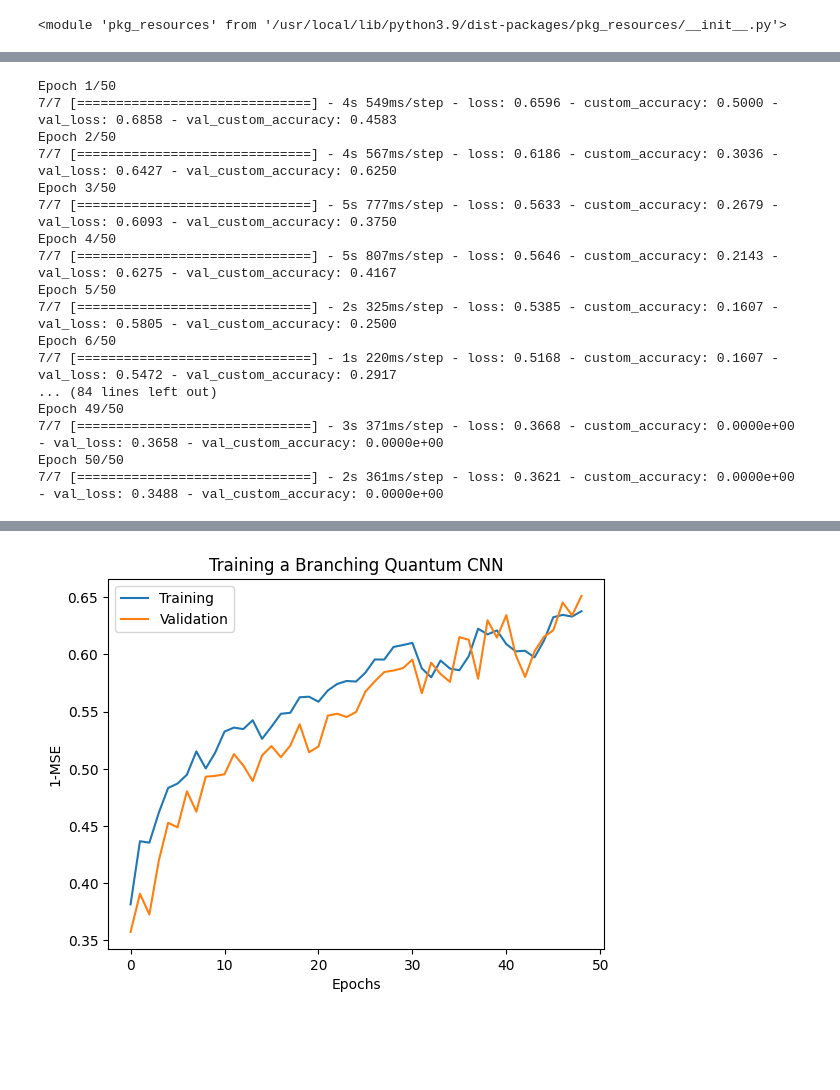
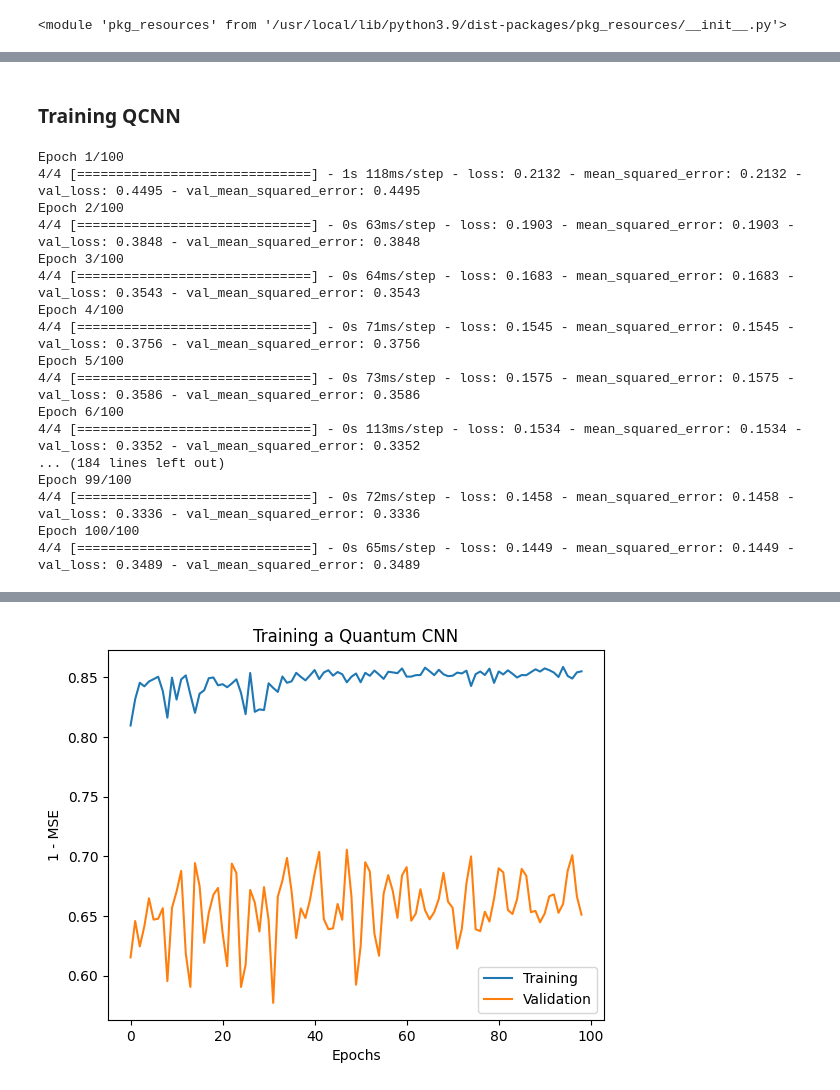
Before and after one commit to stellaw1/400q-project, a Jupyter notebook: 400q_project.ipynb, the cells around one changed output, grey strips where cells are left out. Drawn from its saved outputs; the diff is of its cells as text; code cells hidden in the pictures; blank space fills up the shorter version.

```diff
--- a/400q_project.ipynb
+++ b/400q_project.ipynb
@@ -289,0 +328,7 @@ def generate_data(qubits):
+# %%
+# Generate some training data.
+train_excitations, train_labels, test_excitations, test_labels = generate_data(
+    input_bits)
+
+learning_rate = 0.02
+epochs = 100
@@ -290,51 +375,40 @@ def generate_data(qubits):
+# %% [markdown]
+### Training QCNN
 # %%
-# Generate some training data.
-train_excitations, train_labels, test_excitations, test_labels = generate_data(
-    cluster_state_bits)
+qcnn_model.compile(optimizer=tf.keras.optimizers.Adam(learning_rate=learning_rate),
+                   loss=tf.losses.mse,
+                   metrics=[tf.keras.metrics.MeanSquaredError()])
 
-
-# Custom accuracy metric.
-@tf.function
-def custom_accuracy(y_true, y_pred):
-    y_true = tf.squeeze(y_true)
-    y_pred = tf.map_fn(lambda x: 1.0 if x >= 0 else -1.0, y_pred)
-    return tf.losses.MAE(y_true, y_pred)
-
-
-qcnn_model.compile(optimizer=tf.keras.optimizers.Adam(learning_rate=0.02),
-                   loss=tf.losses.mse,
-                   metrics=[custom_accuracy])
-
-history = qcnn_model.fit(x=train_excitations,
+qcnn_history = qcnn_model.fit(x=train_excitations,
                          y=train_labels,
                          batch_size=16,
-                         epochs=50,
-                         verbose=1,
+                         epochs=epochs,
+                         verbose=0,
                          validation_data=(test_excitations, test_labels))
 # %% [output]
-Epoch 1/50
-7/7 [==============================] - 4s 549ms/step - loss: 0.6596 - custom_accuracy: 0.5000 - val_loss: 0.6858 - val_custom_accuracy: 0.4583
-Epoch 2/50
-7/7 [==============================] - 4s 567ms/step - loss: 0.6186 - custom_accuracy: 0.3036 - val_loss: 0.6427 - val_custom_accuracy: 0.6250
-Epoch 3/50
-7/7 [==============================] - 5s 777ms/step - loss: 0.5633 - custom_accuracy: 0.2679 - val_loss: 0.6093 - val_custom_accuracy: 0.3750
-Epoch 4/50
-7/7 [==============================] - 5s 807ms/step - loss: 0.5646 - custom_accuracy: 0.2143 - val_loss: 0.6275 - val_custom_accuracy: 0.4167
-Epoch 5/50
-7/7 [==============================] - 2s 325ms/step - loss: 0.5385 - custom_accuracy: 0.1607 - val_loss: 0.5805 - val_custom_accuracy: 0.2500
-Epoch 6/50
-7/7 [==============================] - 1s 220ms/step - loss: 0.5168 - custom_accuracy: 0.1607 - val_loss: 0.5472 - val_custom_accuracy: 0.2917
-... (84 lines left out)
-Epoch 49/50
-7/7 [==============================] - 3s 371ms/step - loss: 0.3668 - custom_accuracy: 0.0000e+00 - val_loss: 0.3658 - val_custom_accuracy: 0.0000e+00
-Epoch 50/50
-7/7 [==============================] - 2s 361ms/step - loss: 0.3621 - custom_accuracy: 0.0000e+00 - val_loss: 0.3488 - val_custom_accuracy: 0.0000e+00
+Epoch 1/100
+4/4 [==============================] - 1s 118ms/step - loss: 0.2132 - mean_squared_error: 0.2132 - val_loss: 0.4495 - val_mean_squared_error: 0.4495
+Epoch 2/100
+4/4 [==============================] - 0s 63ms/step - loss: 0.1903 - mean_squared_error: 0.1903 - val_loss: 0.3848 - val_mean_squared_error: 0.3848
+Epoch 3/100
+4/4 [==============================] - 0s 64ms/step - loss: 0.1683 - mean_squared_error: 0.1683 - val_loss: 0.3543 - val_mean_squared_error: 0.3543
+Epoch 4/100
+4/4 [==============================] - 0s 71ms/step - loss: 0.1545 - mean_squared_error: 0.1545 - val_loss: 0.3756 - val_mean_squared_error: 0.3756
+Epoch 5/100
+4/4 [==============================] - 0s 73ms/step - loss: 0.1575 - mean_squared_error: 0.1575 - val_loss: 0.3586 - val_mean_squared_error: 0.3586
+Epoch 6/100
+4/4 [==============================] - 0s 113ms/step - loss: 0.1534 - mean_squared_error: 0.1534 - val_loss: 0.3352 - val_mean_squared_error: 0.3352
+... (184 lines left out)
+Epoch 99/100
+4/4 [==============================] - 0s 72ms/step - loss: 0.1458 - mean_squared_error: 0.1458 - val_loss: 0.3336 - val_mean_squared_error: 0.3336
+Epoch 100/100
+4/4 [==============================] - 0s 65ms/step - loss: 0.1449 - mean_squared_error: 0.1449 - val_loss: 0.3489 - val_mean_squared_error: 0.3489
 # %%
-plt.plot(1-np.array(history.history['loss'][1:]), label='Training')
-plt.plot(1-np.array(history.history['val_loss'][1:]), label='Validation')
-plt.title('Training a Branching Quantum CNN')
+plt.plot(1-np.array(qcnn_history.history['loss'][1:]), label='Training')
+plt.plot(1-np.array(qcnn_history.history['val_loss'][1:]), label='Validation')
+plt.title('Training a Quantum CNN')
 plt.xlabel('Epochs')
-plt.ylabel('1-MSE')
+plt.ylabel('1 - MSE')
 plt.legend()
 plt.show()
 # %% [output]
@@ -341 +432 @@ plt.show()
-[figure, old version]
+[figure, new version]
```
Also changed, not shown: parts of 32 cells of this notebook.
